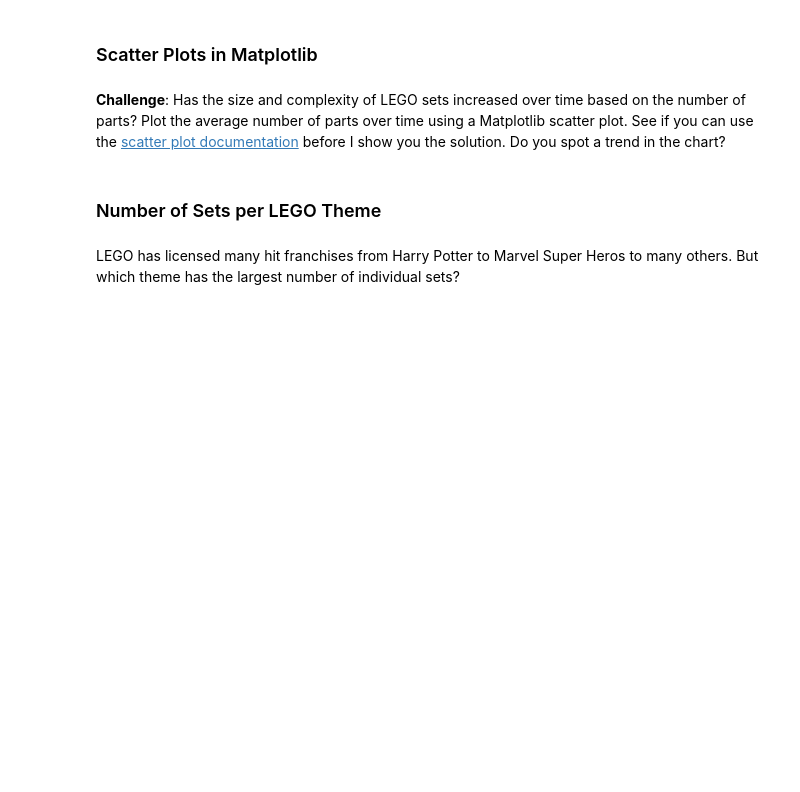
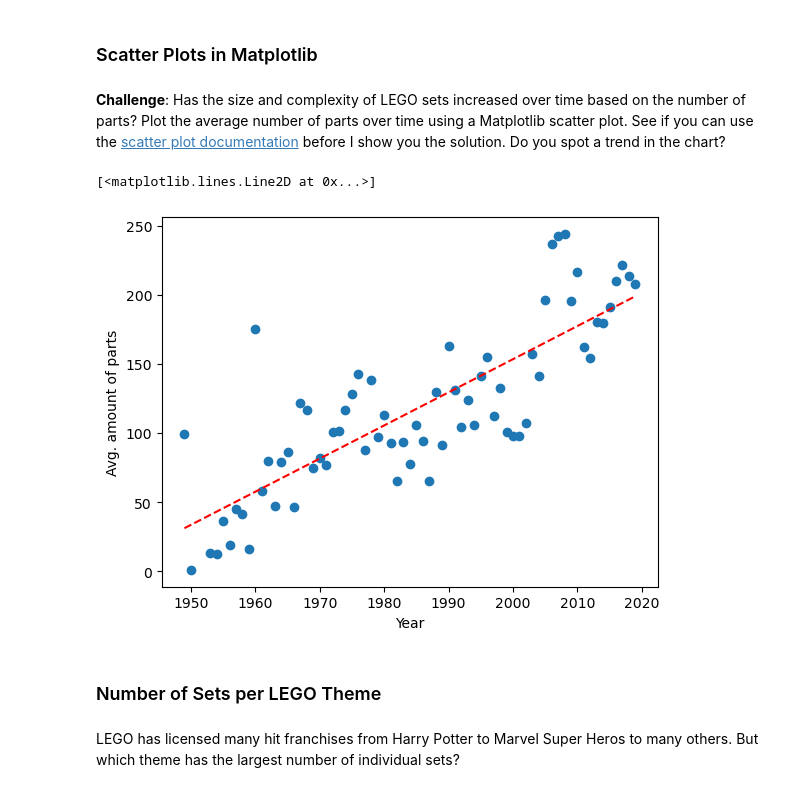
Before and after one commit to Zorya49/pythonTraining_100DaysOfCode, a Jupyter notebook: day74-lego_data_analysis/day74_Lego_Analysis_for_Course.ipynb, the cells around one changed output. Drawn from its saved outputs; the diff is of its cells as text; code cells hidden in the pictures; blank space fills up the shorter version.

```diff
--- a/day74-lego_data_analysis/day74_Lego_Analysis_for_Course.ipynb
+++ b/day74-lego_data_analysis/day74_Lego_Analysis_for_Course.ipynb
@@ -182,2 +221,6 @@ Let's work out the number of different themes shipped by year. This means we hav
 # %% [markdown]
 **Challenge**: Use the <code>.groupby()</code> and <code>.agg()</code> function together to figure out the average number of parts per set. How many parts did the average LEGO set released in 1954 compared to say, 2017?
+# %%
+avg_size_by_year = df_sets.groupby('year').agg({'num_parts': pd.Series.mean})
+avg_size_by_year.rename(columns={'num_parts':'avg_num_parts'}, inplace=True)
+avg_size_by_year
@@ -185,6 +252,18 @@ Let's work out the number of different themes shipped by year. This means we hav
 ### Scatter Plots in Matplotlib
 # %% [markdown]
 **Challenge**: Has the size and complexity of LEGO sets increased over time based on the number of parts? Plot the average number of parts over time using a Matplotlib scatter plot. See if you can use the [scatter plot documentation](https://matplotlib.org/3.1.0/api/_as_gen/matplotlib.pyplot.scatter.html) before I show you the solution. Do you spot a trend in the chart?
+# %%
+plt.scatter(avg_size_by_year.index[:-2] ,avg_size_by_year.avg_num_parts[:-2])
+
+plt.xlabel('Year')
+plt.ylabel('Avg. amount of parts')
+
+z = np.polyfit(avg_size_by_year.index[:-2], avg_size_by_year.avg_num_parts[:-2], 1)
+p = np.poly1d(z)
+plt.plot(avg_size_by_year.index[:-2],p(avg_size_by_year.index[:-2]),"r--")
+# %% [output]
+[<matplotlib.lines.Line2D at 0x...>]
+[figure, added]
 # %% [markdown]
 ### Number of Sets per LEGO Theme
 # %% [markdown]
```
Also changed, not shown: parts of 15 cells of this notebook.
